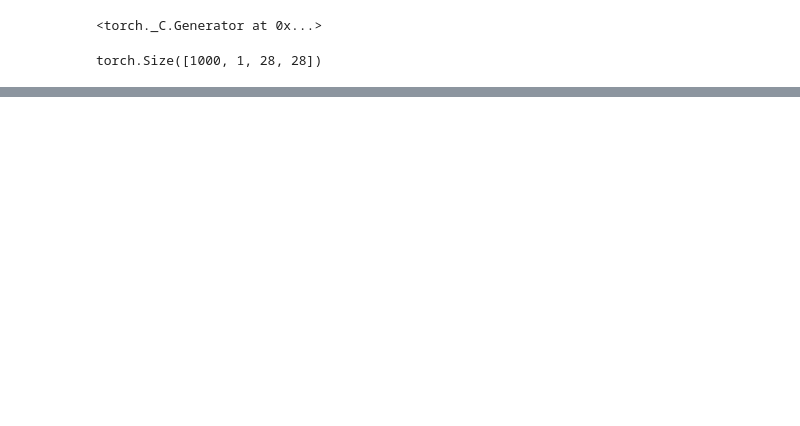
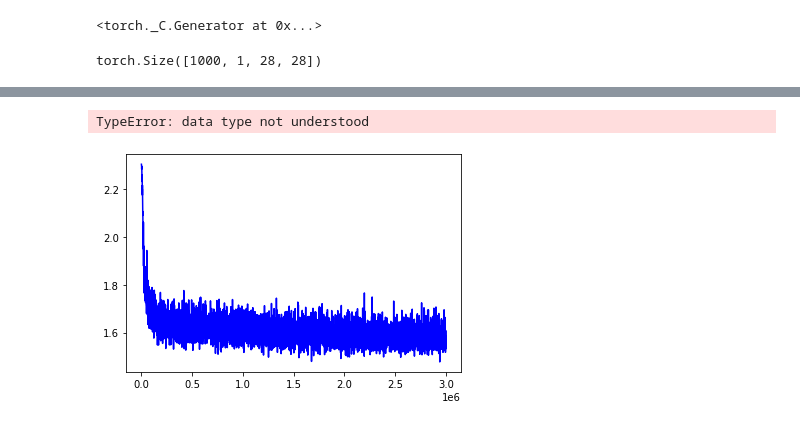
Before and after one commit to DerNiccoo/TheEarlyBird, a Jupyter notebook: Aufgabe1/Nico/1_MNIST.ipynb, the cells around one changed output, grey strips where cells are left out. Drawn from its saved outputs; the diff is of its cells as text; code cells hidden in the pictures; blank space fills up the shorter version.

```diff
--- a/Aufgabe1/Nico/1_MNIST.ipynb
+++ b/Aufgabe1/Nico/1_MNIST.ipynb
@@ -184,0 +224,47 @@ Test set: Avg. loss: 0.0718, Accuracy: 9797/10000 (98%)
+# %%
+def test():
+    network.eval()
+    test_loss = 0
+    correct = 0
+    with torch.no_grad():
+        for data, target in test_loader:
+            data = data.reshape(data.shape[0], 784)
+            data = data.cuda()
+            target = target.cuda()
+            output = network(data)
+            test_loss += F.cross_entropy(output, target)
+            pred = output.data.max(1, keepdim=True)[1]
+            correct += pred.eq(target.data.view_as(pred)).sum()
+    test_loss /= len(test_loader.dataset)
+    test_losses.append(test_loss)
+    print('\nTest set: Avg. loss: {:.4f}, Accuracy: {}/{} ({:.0f}%)\n'.format(test_loss, correct, len(test_loader.dataset), 100. * correct / len(test_loader.dataset)))
+# %%
+network = TwoLayerNet(32, F.softmax)
+network.cuda()
+optimizer = optim.SGD(network.parameters(), lr=learning_rate, momentum=momentum)
+
+train_losses = []
+train_counter = []
+test_losses = []
+test_counter = [i*len(train_loader.dataset) for i in range(n_epochs + 1)]
+
+test()
+epoch = 1
+loss = 9999999999
+while epoch < n_epochs + 1 and loss > 0.11:
+    new_loss = train(epoch)
+    if new_loss < loss:
+        loss = new_loss
+    test()
+    epoch += 1
+
+print(f"finished training after {epoch} Epochs with a loss of {loss}")
+
+fig = plt.figure()
+plt.plot(train_counter, train_losses, color='blue')
+plt.scatter(test_counter, test_losses, color='red')
+plt.legend(['Train Loss', 'Test Loss'], loc='upper right')
+plt.xlabel('number of training examples seen')
+plt.ylabel('negative log likelihood loss')
+fig
+# %% [output]
@@ -184,0 +288,2 @@ Test set: Avg. loss: 0.0718, Accuracy: 9797/10000 (98%)
+TypeError: data type not understood
+[figure, added]
```
Also changed, not shown: parts of 15 cells of this notebook.
